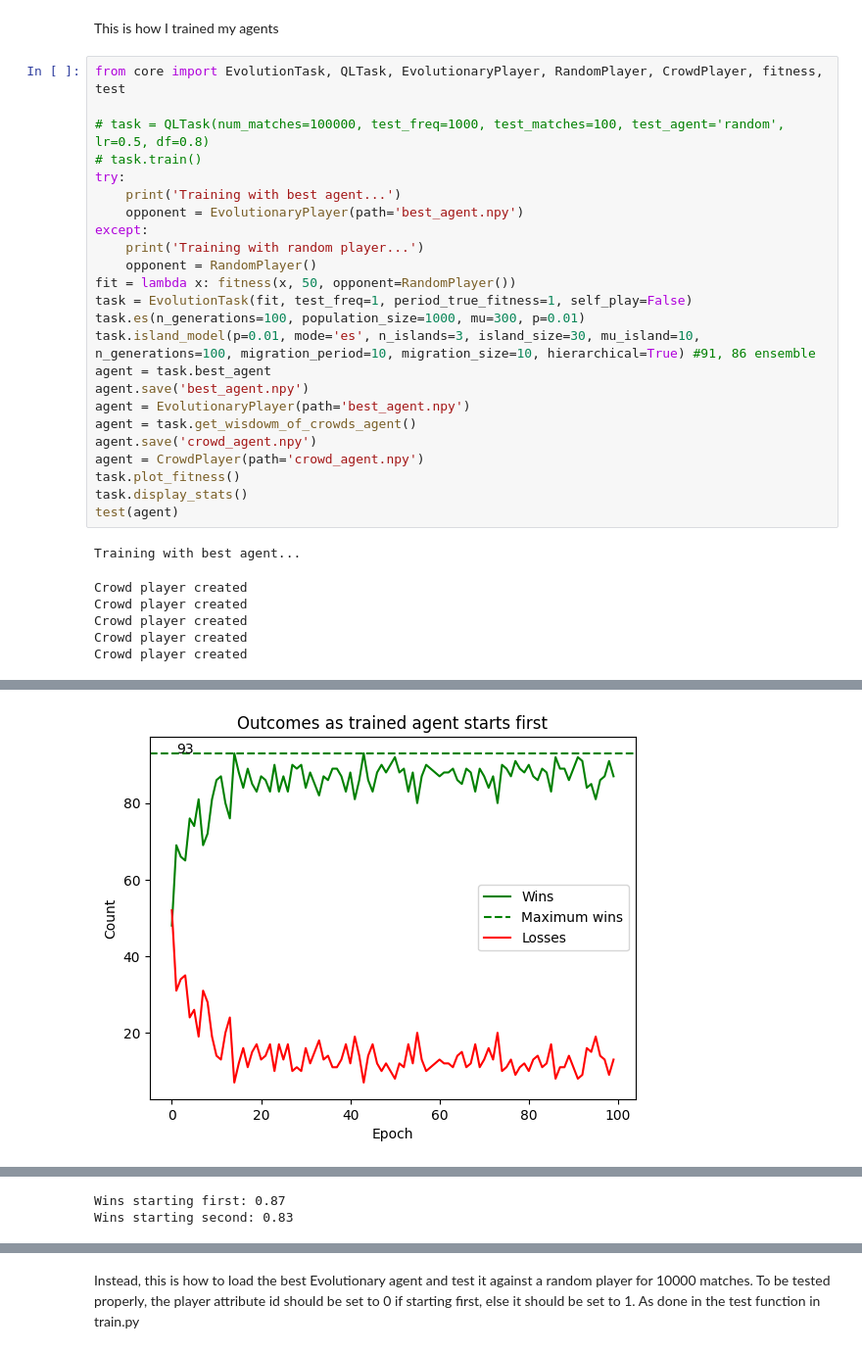
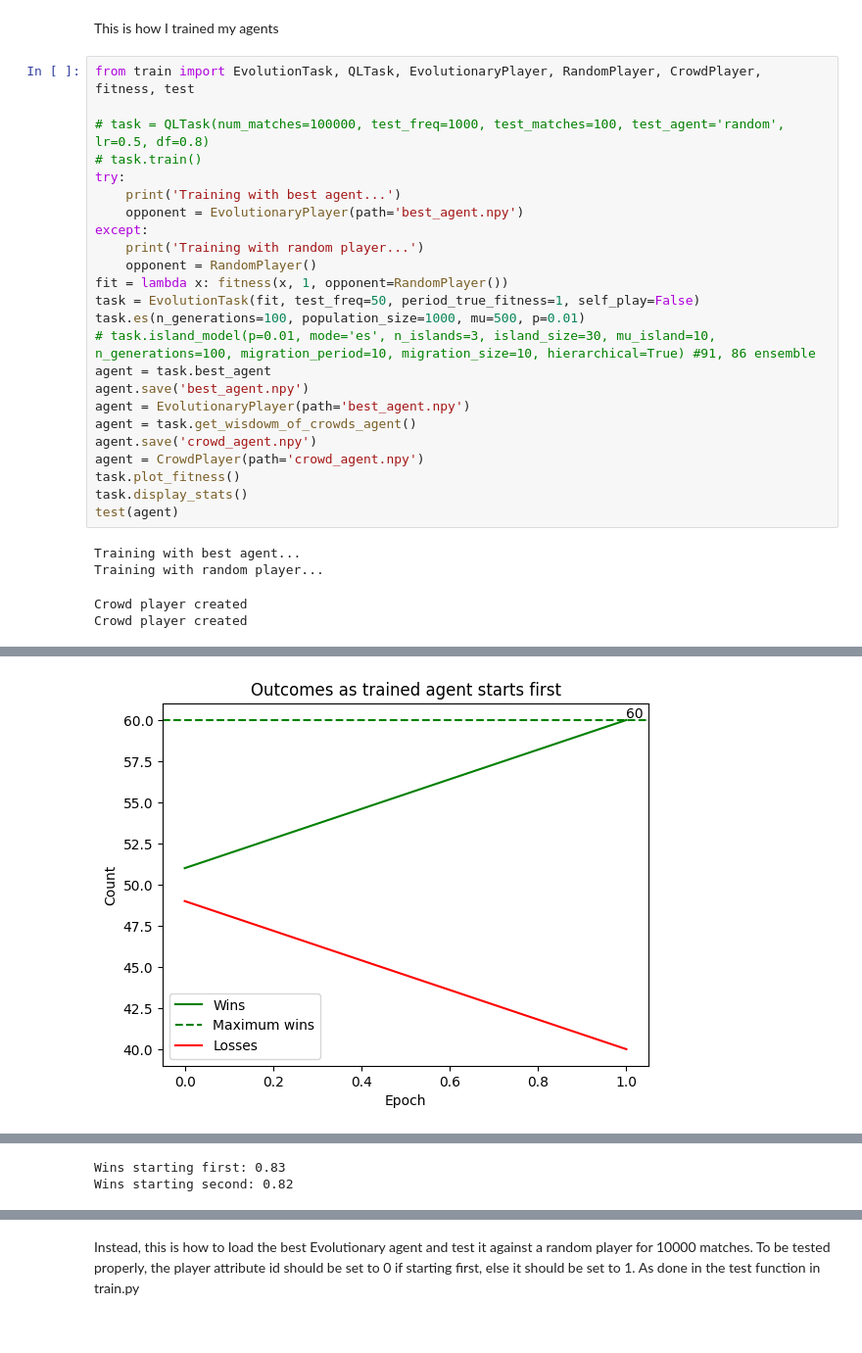
Before and after one commit to AlbertoForesti/computational_intelligence, a Jupyter notebook: Quixo/demo.ipynb, the cells around one changed output, grey strips where cells are left out. Shown: that part at 98% size. Cells and saved outputs as stored; diff of their text form.

```diff
--- a/Quixo/demo.ipynb
+++ b/Quixo/demo.ipynb
@@ -1,7 +1,7 @@
 # %% [markdown]
 This is how I trained my agents
 # %%
-from core import EvolutionTask, QLTask, EvolutionaryPlayer, RandomPlayer, CrowdPlayer, fitness, test
+from train import EvolutionTask, QLTask, EvolutionaryPlayer, RandomPlayer, CrowdPlayer, fitness, test
 
 # task = QLTask(num_matches=100000, test_freq=1000, test_matches=100, test_agent='random', lr=0.5, df=0.8)
 # task.train()
@@ -11,10 +11,10 @@ try:
 except:
     print('Training with random player...')
     opponent = RandomPlayer()
-fit = lambda x: fitness(x, 50, opponent=RandomPlayer())
-task = EvolutionTask(fit, test_freq=1, period_true_fitness=1, self_play=False)
-task.es(n_generations=100, population_size=1000, mu=300, p=0.01)
-task.island_model(p=0.01, mode='es', n_islands=3, island_size=30, mu_island=10, n_generations=100, migration_period=10, migration_size=10, hierarchical=True) #91, 86 ensemble
+fit = lambda x: fitness(x, 1, opponent=RandomPlayer())
+task = EvolutionTask(fit, test_freq=50, period_true_fitness=1, self_play=False)
+task.es(n_generations=100, population_size=1000, mu=500, p=0.01)
+# task.island_model(p=0.01, mode='es', n_islands=3, island_size=30, mu_island=10, n_generations=100, migration_period=10, migration_size=10, hierarchical=True) #91, 86 ensemble
 agent = task.best_agent
 agent.save('best_agent.npy')
 agent = EvolutionaryPlayer(path='best_agent.npy')
@@ -26,8 +26,6 @@ task.display_stats()
 test(agent)
 # %% [output]
 Training with best agent...
+Training with random player...
 Crowd player created
 Crowd player created
-Crowd player created
-Crowd player created
-Crowd player created
@@ -35 +33 @@ Crowd player created
-[figure, old version]
+[figure, new version]
@@ -37,2 +35,2 @@ Crowd player created
-Wins starting first: 0.87
-Wins starting second: 0.83
+Wins starting first: 0.83
+Wins starting second: 0.82
```
Also changed, not shown: parts of 4 cells of this notebook, 1 other file.
